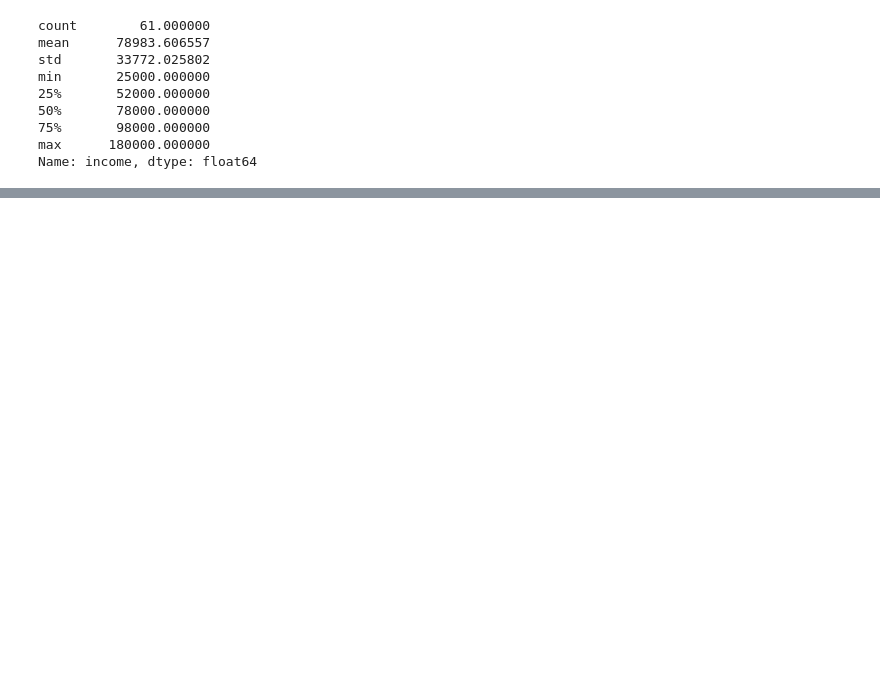
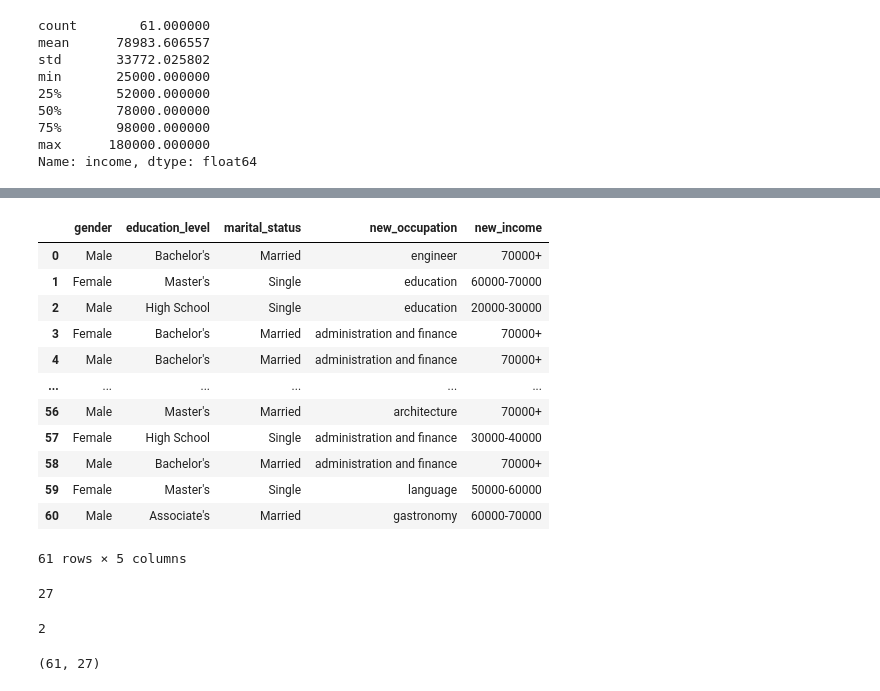
Before and after one commit to AntoSambuceti/datascience_classes, a Jupyter notebook: MM/Ciclo Ciencia de Datos/2. Curación.ipynb, the cells around one changed output, grey strips where cells are left out. Saved outputs shown, nothing was run; the diff lists cells and outputs as text; code cells hidden in the pictures; blank space fills up the shorter version.

```diff
--- a/MM/Ciclo Ciencia de Datos/2. Curación.ipynb
+++ b/MM/Ciclo Ciencia de Datos/2. Curación.ipynb
@@ -132,0 +150,2 @@ data['new_income'] = to_categorical(data.income)
+# %%
+data_encoded = data.drop(columns={'occupation','income'})
@@ -132,0 +157,3 @@ data['new_income'] = to_categorical(data.income)
+# %%
+categorical_columns = data_encoded.select_dtypes(include=['object','category']).columns.to_list()
+categorical_columns.remove('loan_status')
@@ -132,0 +193,2 @@ data['new_income'] = to_categorical(data.income)
+# %%
+data_encoded2 = data.drop(columns={'occupation','income'})
@@ -132,0 +210,29 @@ data['new_income'] = to_categorical(data.income)
+# %%
+data_encoded2[categorical_columns]
+# %% [output]
+|  | gender | education_level | marital_status | new_occupation | new_income |
+| 0 | Male | Bachelor's | Married | engineer | 70000+ |
+| 1 | Female | Master's | Single | education | 60000-70000 |
+| 2 | Male | High School | Single | education | 20000-30000 |
+| 3 | Female | Bachelor's | Married | administration and finance | 70000+ |
+| 4 | Male | Bachelor's | Married | administration and finance | 70000+ |
+| ... | ... | ... | ... | ... | ... |
+| 56 | Male | Master's | Married | architecture | 70000+ |
+| 57 | Female | High School | Single | administration and finance | 30000-40000 |
+| 58 | Male | Bachelor's | Married | administration and finance | 70000+ |
+| 59 | Female | Master's | Single | language | 50000-60000 |
+| 60 | Male | Associate's | Married | gastronomy | 60000-70000 |
+61 rows × 5 columns
+# %%
+data_encoded2['gender'].nunique() + data_encoded2['education_level'].nunique() + data_encoded2['marital_status'].nunique() + data_encoded2['new_occupation'].nunique() + data_encoded2['new_income'].nunique()
+# %% [output]
+27
+# %%
+data_encoded2[numerical_columns].shape[1]
+# %% [output]
+2
+# %%
+encoded_types = encoder.transform(data_encoded2[categorical_columns])
+encoded_types[:].shape
+# %% [output]
+(61, 27)
```
Also changed, not shown: parts of 24 cells of this notebook, 2 other files.
